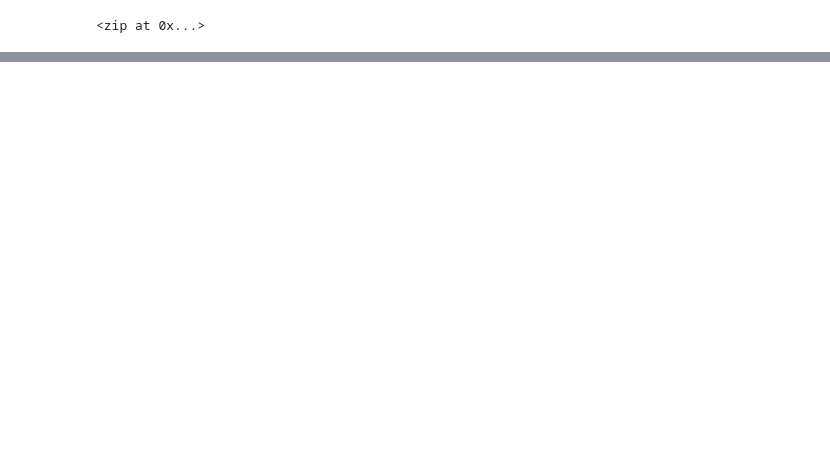
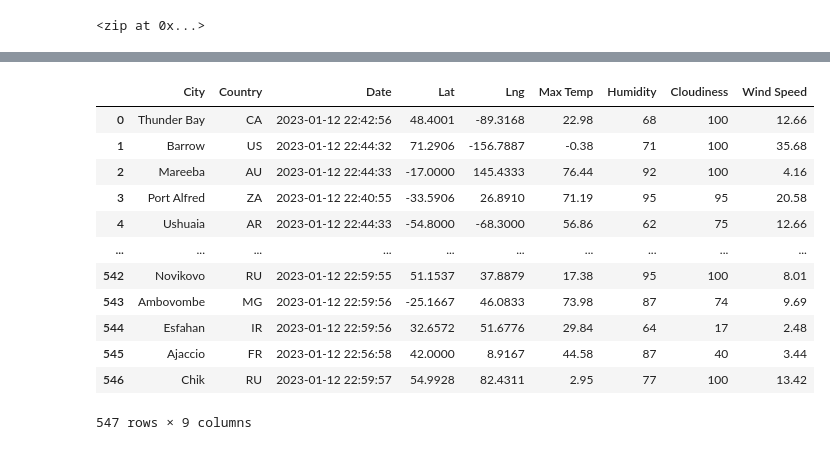
Before and after one commit to arash-yousefi/World_Weather_Analysis, a Jupyter notebook: WeatherPy.ipynb, the cells around one changed output, grey strips where cells are left out. Saved outputs shown, nothing was run; the diff lists cells and outputs as text; code cells hidden in the pictures; blank space fills up the shorter version.

```diff
--- a/WeatherPy.ipynb
+++ b/WeatherPy.ipynb
@@ -54,0 +65,4 @@ len(cities)
+# %%
+# Starting URL for Weather Map API Call.
+url = "http://api.openweathermap.org/data/2.5/weather?units=Imperial&APPID=" + weather_api_key
+print(url)
@@ -54,0 +152,4 @@ len(cities)
+# %%
+# Convert the array of dictionaries to a Pandas DataFrame.
+city_data_df = pd.DataFrame(city_data)
+city_data_df.head(10)
@@ -54,0 +168,18 @@ len(cities)
+# %%
+new_column_order=["City", "Country", "Date", "Lat", "Lng", "Max Temp", "Humidity", "Cloudiness",  "Wind Speed"]
+city_data_df=city_data_df[new_column_order]
+city_data_df
+# %% [output]
+|  | City | Country | Date | Lat | Lng | Max Temp | Humidity | Cloudiness | Wind Speed |
+| 0 | Thunder Bay | CA | 2023-01-12 22:42:56 | 48.4001 | -89.3168 | 22.98 | 68 | 100 | 12.66 |
+| 1 | Barrow | US | 2023-01-12 22:44:32 | 71.2906 | -156.7887 | -0.38 | 71 | 100 | 35.68 |
+| 2 | Mareeba | AU | 2023-01-12 22:44:33 | -17.0000 | 145.4333 | 76.44 | 92 | 100 | 4.16 |
+| 3 | Port Alfred | ZA | 2023-01-12 22:40:55 | -33.5906 | 26.8910 | 71.19 | 95 | 95 | 20.58 |
+| 4 | Ushuaia | AR | 2023-01-12 22:44:33 | -54.8000 | -68.3000 | 56.86 | 62 | 75 | 12.66 |
+| ... | ... | ... | ... | ... | ... | ... | ... | ... | ... |
+| 542 | Novikovo | RU | 2023-01-12 22:59:55 | 51.1537 | 37.8879 | 17.38 | 95 | 100 | 8.01 |
+| 543 | Ambovombe | MG | 2023-01-12 22:59:56 | -25.1667 | 46.0833 | 73.98 | 87 | 74 | 9.69 |
+| 544 | Esfahan | IR | 2023-01-12 22:59:56 | 32.6572 | 51.6776 | 29.84 | 64 | 17 | 2.48 |
+| 545 | Ajaccio | FR | 2023-01-12 22:56:58 | 42.0000 | 8.9167 | 44.58 | 87 | 40 | 3.44 |
+| 546 | Chik | RU | 2023-01-12 22:59:57 | 54.9928 | 82.4311 | 2.95 | 77 | 100 | 13.42 |
+547 rows × 9 columns
```
Also changed, not shown: parts of 8 cells of this notebook.
